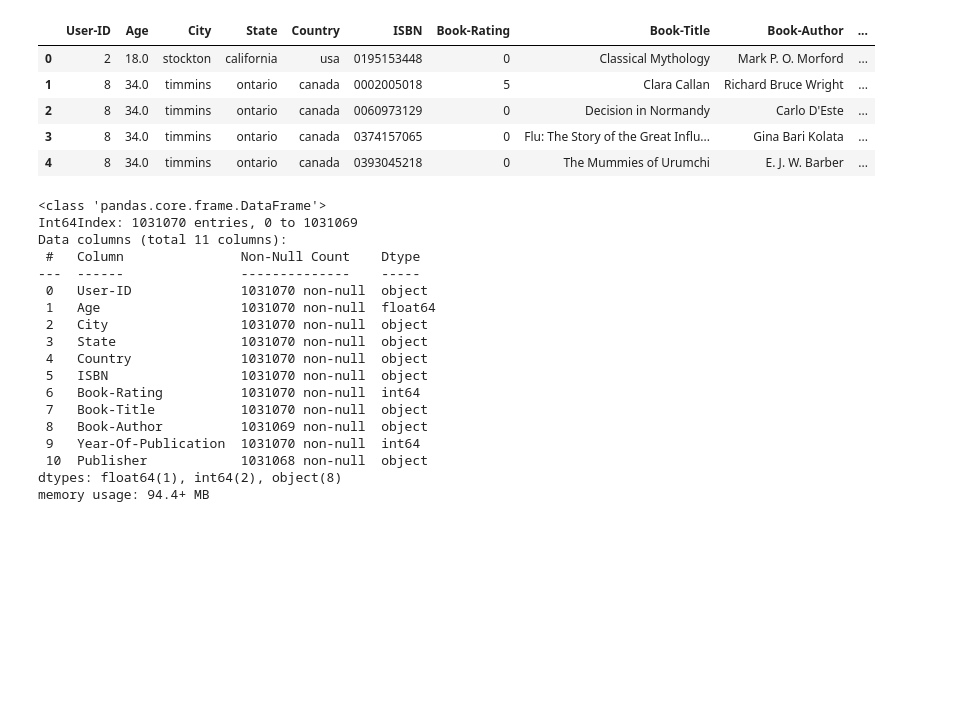
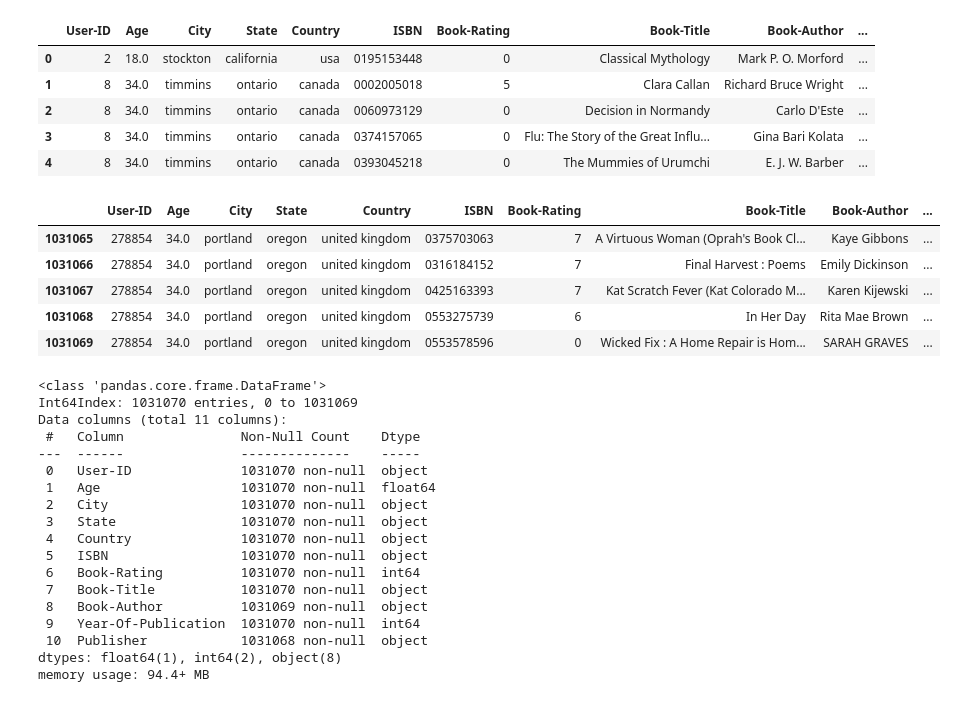
Before and after one commit to MANISH-KUMAR-CODES/Book-Recommendtion-System, a Jupyter notebook: Book_Recommendtion_System.ipynb, the cells around one changed output. Drawn from its saved outputs; the diff is of its cells as text; code cells hidden in the pictures; blank space fills up the shorter version.

```diff
--- a/Book_Recommendtion_System.ipynb
+++ b/Book_Recommendtion_System.ipynb
@@ -461,6 +461,16 @@ df.head()
 | 2 | 8 | 34.0 | timmins | ontario | canada | 0060973129 | 0 | Decision in Normandy | Carlo D'Este | ... |
 | 3 | 8 | 34.0 | timmins | ontario | canada | 0374157065 | 0 | Flu: The Story of the Great Influ... | Gina Bari Kolata | ... |
 | 4 | 8 | 34.0 | timmins | ontario | canada | 0393045218 | 0 | The Mummies of Urumchi | E. J. W. Barber | ... |
+# %%
+#checking last 10 rows
+df.tail()
+# %% [output]
+|  | User-ID | Age | City | State | Country | ISBN | Book-Rating | Book-Title | Book-Author | ... |
+| 1031065 | 278854 | 34.0 | portland | oregon | united kingdom | 0375703063 | 7 | A Virtuous Woman (Oprah's Book Cl... | Kaye Gibbons | ... |
+| 1031066 | 278854 | 34.0 | portland | oregon | united kingdom | 0316184152 | 7 | Final Harvest : Poems | Emily Dickinson | ... |
+| 1031067 | 278854 | 34.0 | portland | oregon | united kingdom | 0425163393 | 7 | Kat Scratch Fever (Kat Colorado M... | Karen Kijewski | ... |
+| 1031068 | 278854 | 34.0 | portland | oregon | united kingdom | 0553275739 | 6 | In Her Day | Rita Mae Brown | ... |
+| 1031069 | 278854 | 34.0 | portland | oregon | united kingdom | 0553578596 | 0 | Wicked Fix : A Home Repair is Hom... | SARAH GRAVES | ... |
 # %%
 #checking info
 df.info()
```
Also changed, not shown: parts of 17 cells of this notebook.
